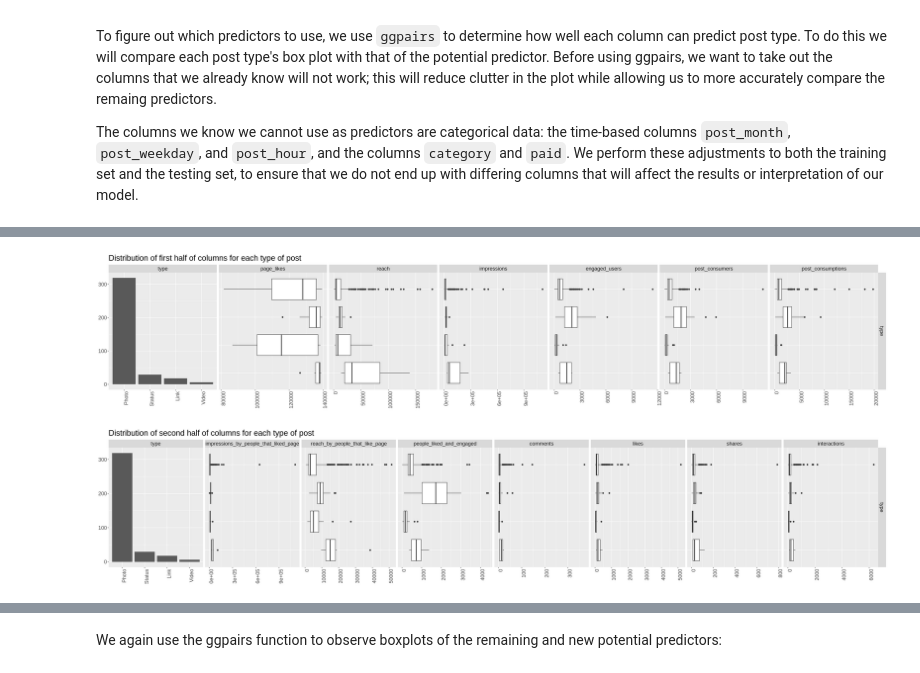
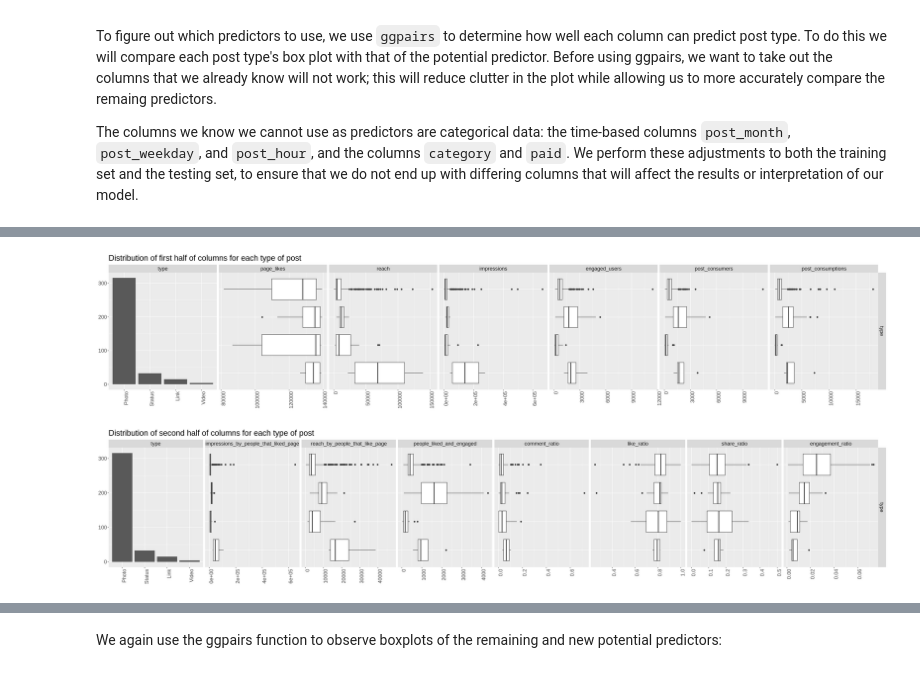
Before and after one commit to lucykvs/DSCI100-Project, a Jupyter notebook: Project.ipynb, the cells around one changed output, grey strips where cells are left out. Saved outputs shown, nothing was run; the diff lists cells and outputs as text; code cells hidden in the pictures.

Commit message:
changed mutating of columns to come before initial split, specified predictors in recipe, updated code to work with changes

```diff
--- a/Project.ipynb
+++ b/Project.ipynb
@@ -121,0 +119,10 @@ A tibble: 495 × 19
+# %%
+fb_data_mutated <- fb_data_clean %>%
+            mutate(comment_ratio = comments / interactions) %>%
+            mutate(like_ratio = likes / interactions) %>%
+            mutate(share_ratio = shares / interactions) %>%
+            mutate(engagement_ratio = interactions / reach) %>%
+            select(-comments, -likes, -shares, -interactions)
+
+# NA Rows:
+sum(is.na(fb_data_mutated))
@@ -121,0 +133,6 @@ A tibble: 495 × 19
+# %%
+fb_data_mutated <- fb_data_mutated %>%
+    na.omit()
+
+# NA Rows:
+sum(is.na(fb_data_mutated))
@@ -124,6 +143,6 @@ Here, we split our data set into a training set and a testing set using the `ini
 # %%
 # Split the data:
-fb_split <- initial_split(fb_data_clean, prop = 0.75, strata = type)
+fb_split <- initial_split(fb_data_mutated, prop = 0.75, strata = type)
 fb_train <- training(fb_split)
 fb_test <- testing(fb_split)
 
@@ -186,15 +184,10 @@ colnames(fb_test)
 # %%
 fb_train_selected1 <- fb_train %>%
             select(-post_month, -post_weekday, -post_hour, -category, -paid) %>%
-            select(type, page_likes, reach:interactions) # reorder the df so that type is first, so that we can display only that row
-
-fb_test_selected1 <- fb_test %>%
-            select(-post_month, -post_weekday, -post_hour, -category, -paid) %>%
-            select(type, page_likes, reach:interactions) # reorder the df so that type is first, so that we can display only that row
+            select(type, page_likes, reach:engagement_ratio) # reorder the df so that type is first, so that we can display only that row
 
 # Columns after selection
 colnames(fb_train_selected1)
-colnames(fb_test_selected1)
 # %% [output]
  [1] "type"
  [2] "page_likes"
@@ -227,30 +206,30 @@ colnames(fb_test_selected1)
 # %%
 options(repr.plot.height = 6, repr.plot.width = 30)
 fb_select_plot1_first <- fb_train_selected1 %>%
     select(type:post_consumptions) %>%
     ggpairs() +
     ggtitle("Distribution of first half of columns for each type of post") +
     theme(text = element_text(size=18),
             axis.text.x = element_text(angle = 90, hjust = 1))
 
 fb_select_plot1_second <- fb_train_selected1 %>%
-    select(type, impressions_by_people_that_liked_page:interactions) %>%
+    select(type, impressions_by_people_that_liked_page:engagement_ratio) %>%
     ggpairs() +
     ggtitle("Distribution of second half of columns for each type of post") +
     theme(text = element_text(size=18),
             axis.text.x = element_text(angle = 90, hjust = 1))
 
 # Select just the top row of each plot because it is the only thing that we are trying to compare
 fb_select_plot1_first$nrow <- 1
 fb_select_plot1_first$yAxisLabels <- fb_select_plot1_first$yAxisLabels[1]
 fb_select_plot1_first
 
 fb_select_plot1_second$nrow <- 1
 fb_select_plot1_second$yAxisLabels <- fb_select_plot1_second$yAxisLabels[1]
 fb_select_plot1_second
 # %% [output]
-[figure, old version]
+[figure, new version]
-[figure, old version]
+[figure, new version]
 # %% [markdown]
 Looking at this plot, we can begin to analyze which predictors may or may not be good classifiers for our target variable. We want to avoid using predictors that have minimal variability within each type, and those which have a high level of overlap between all types.
 - we eliminate `page_likes` because this column measures the total likes of the facebook page at the time a post was published, and is not necessarily related to any specific post.
```
Also changed, not shown: parts of 32 cells of this notebook.
